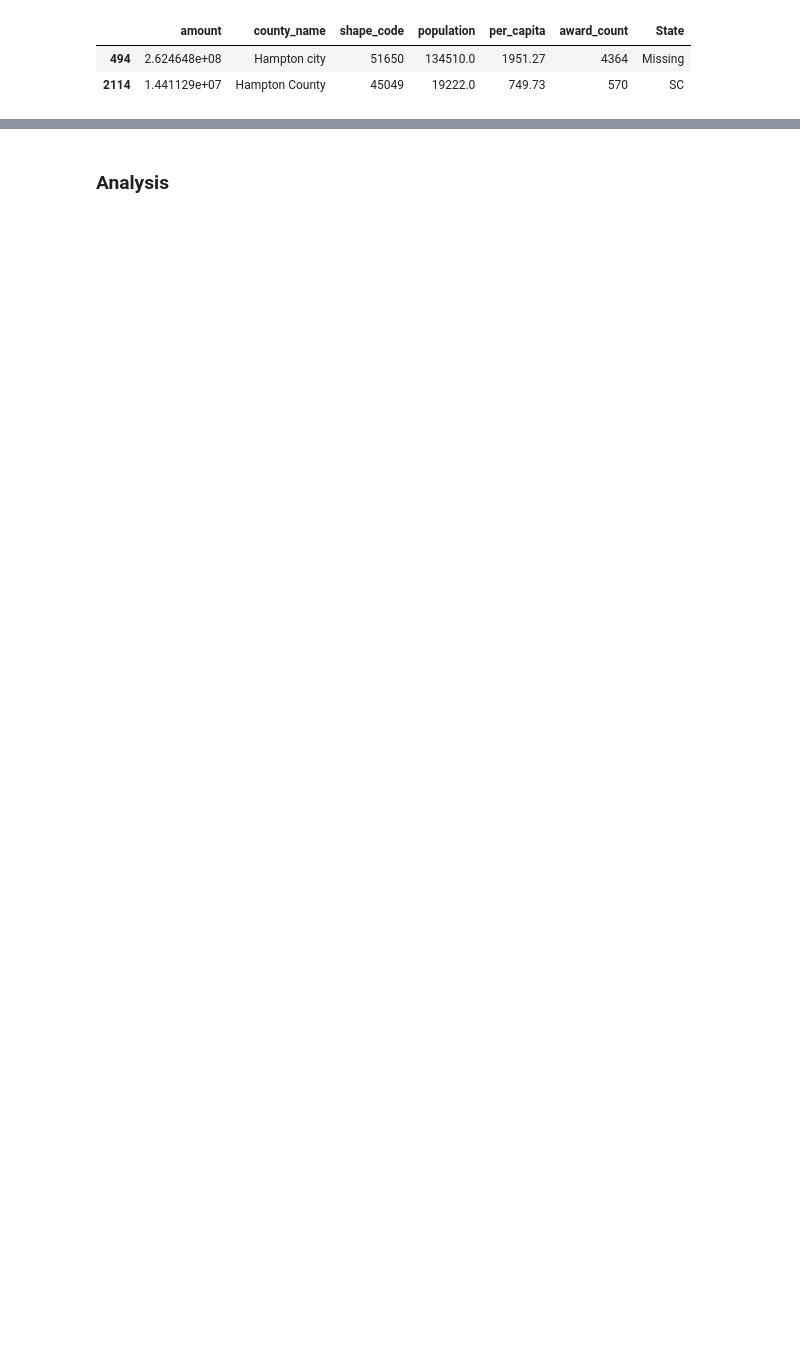
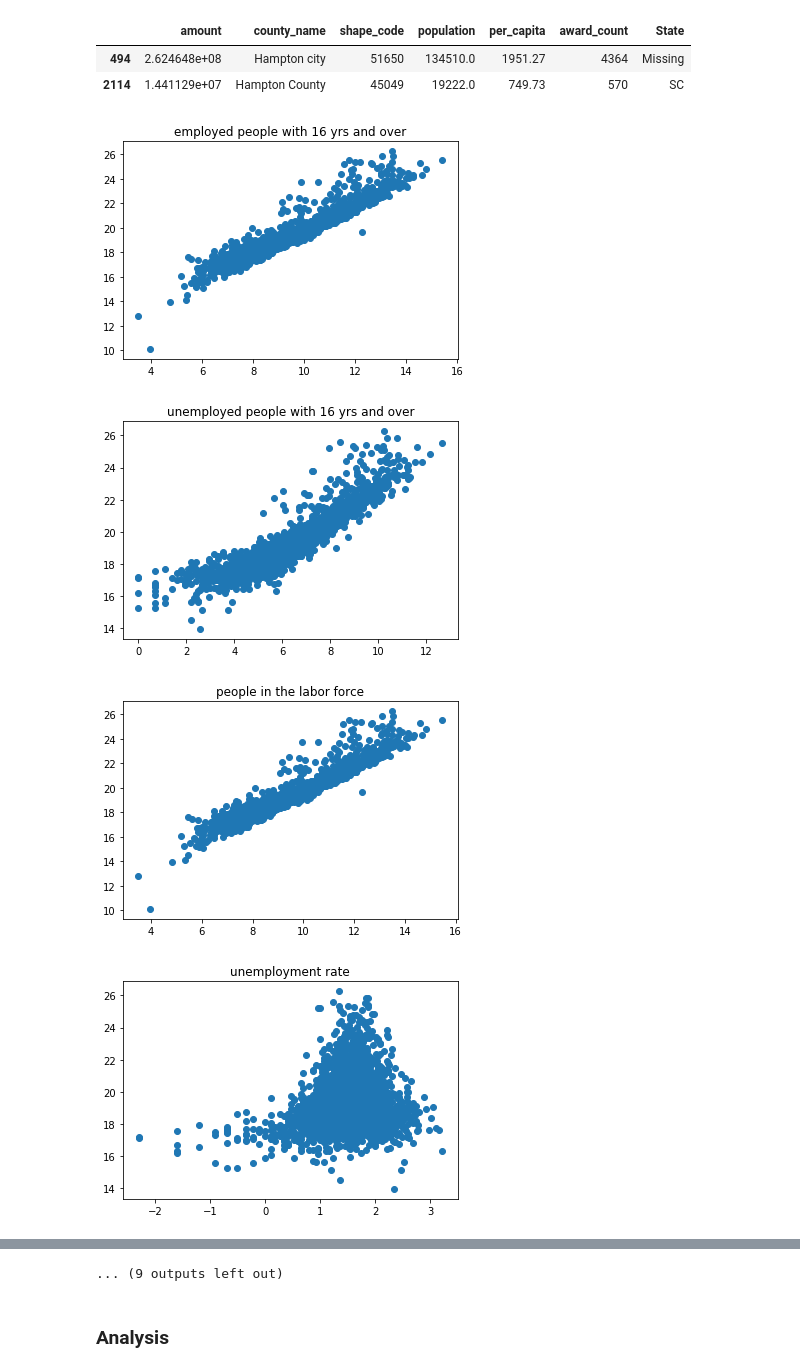
Before and after one commit to HenryDorsey/ConsultingProject, a Jupyter notebook: InfectSpendAnalysis.ipynb, the cells around one changed output, grey strips where cells are left out. Saved outputs shown, nothing was run; the diff lists cells and outputs as text; code cells hidden in the pictures; blank space fills up the shorter version.

```diff
--- a/InfectSpendAnalysis.ipynb
+++ b/InfectSpendAnalysis.ipynb
@@ -144,3 +146,14 @@ x[x['county_name'].str.startswith('Hampton')]
 |  | amount | county_name | shape_code | population | per_capita | award_count | State |
 | 494 | 2.624648e+08 | Hampton city | 51650 | 134510.0 | 1951.27 | 4364 | Missing |
 | 2114 | 1.441129e+07 | Hampton County | 45049 | 19222.0 | 749.73 | 570 | SC |
+# %%
+for i in df.columns[:21]:
+
+    plt.scatter(np.log(df[i]), np.log(df['aggregated_amount']))
+    plt.title(i)
+    plt.show()
+# %% [output]
+[figure, added]
+[figure, added]
+[figure, added]
+[figure, added]
@@ -147,3 +168,4 @@ x[x['county_name'].str.startswith('Hampton')]
+... (9 outputs left out)
 # %% [markdown]
 ### Analysis
 # %%
```
Also changed, not shown: parts of 11 cells of this notebook, 2 other files.
